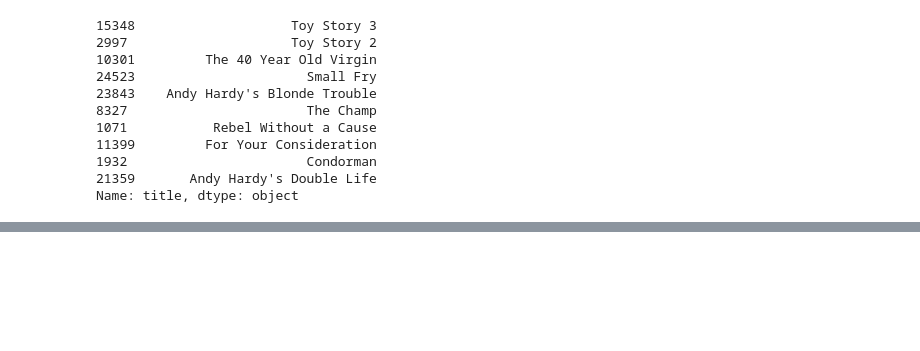
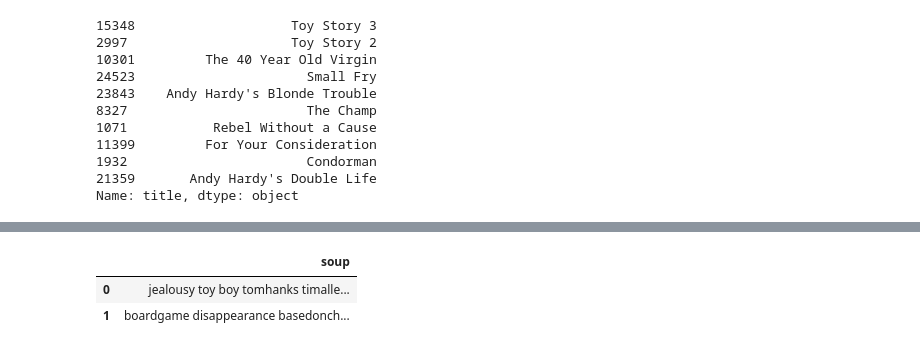
Before and after one commit to X4Zero/SISTEMAS_DE_RECOMENDACION, a Jupyter notebook: SistemaRecomendacion.ipynb, the cells around one changed output, grey strips where cells are left out. Drawn from its saved outputs; the diff is of its cells as text; code cells hidden in the pictures; blank space fills up the shorter version.

```diff
--- a/SistemaRecomendacion.ipynb
+++ b/SistemaRecomendacion.ipynb
@@ -324,0 +423,6 @@ Name: title, dtype: object
+# %%
+metadata[['soup']].head(2)
+# %% [output]
+|  | soup |
+| 0 | jealousy toy boy tomhanks timalle... |
+| 1 | boardgame disappearance basedonch... |
```
Also changed, not shown: parts of 27 cells of this notebook.
